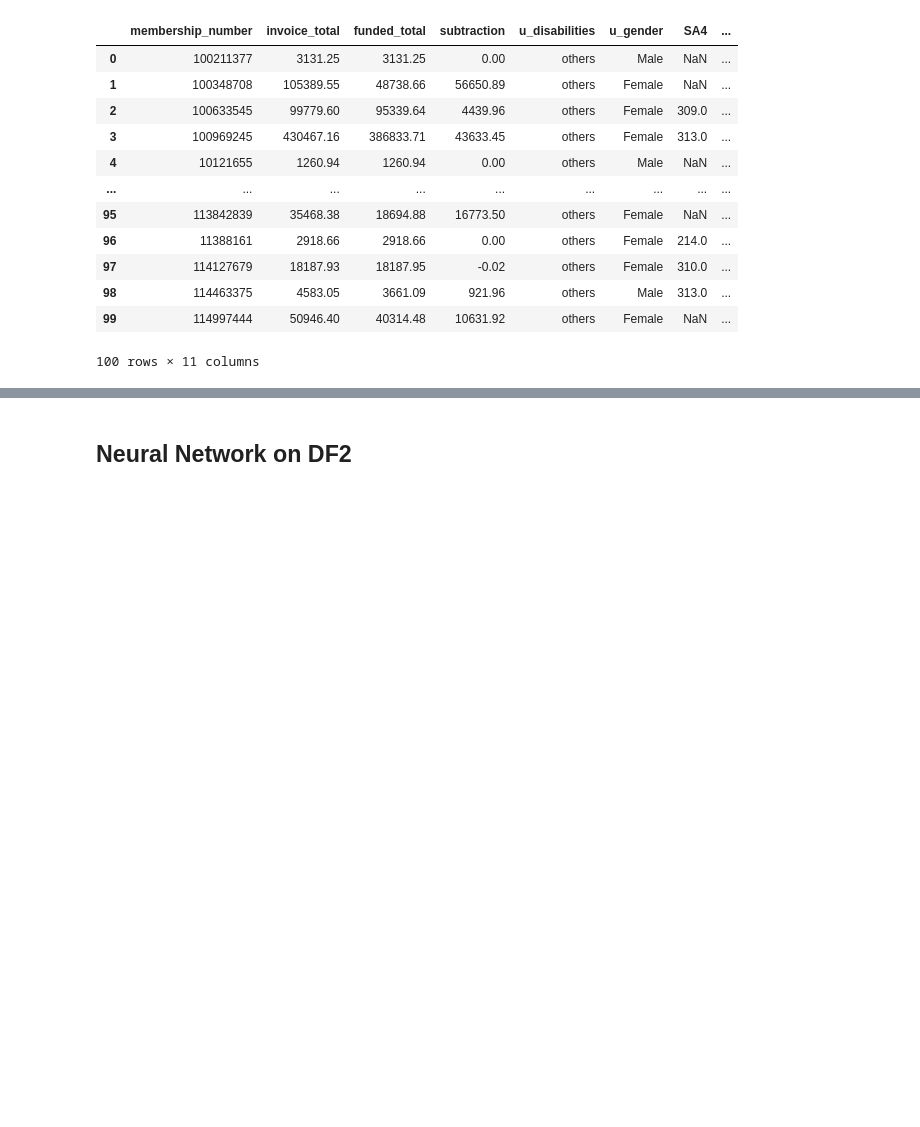
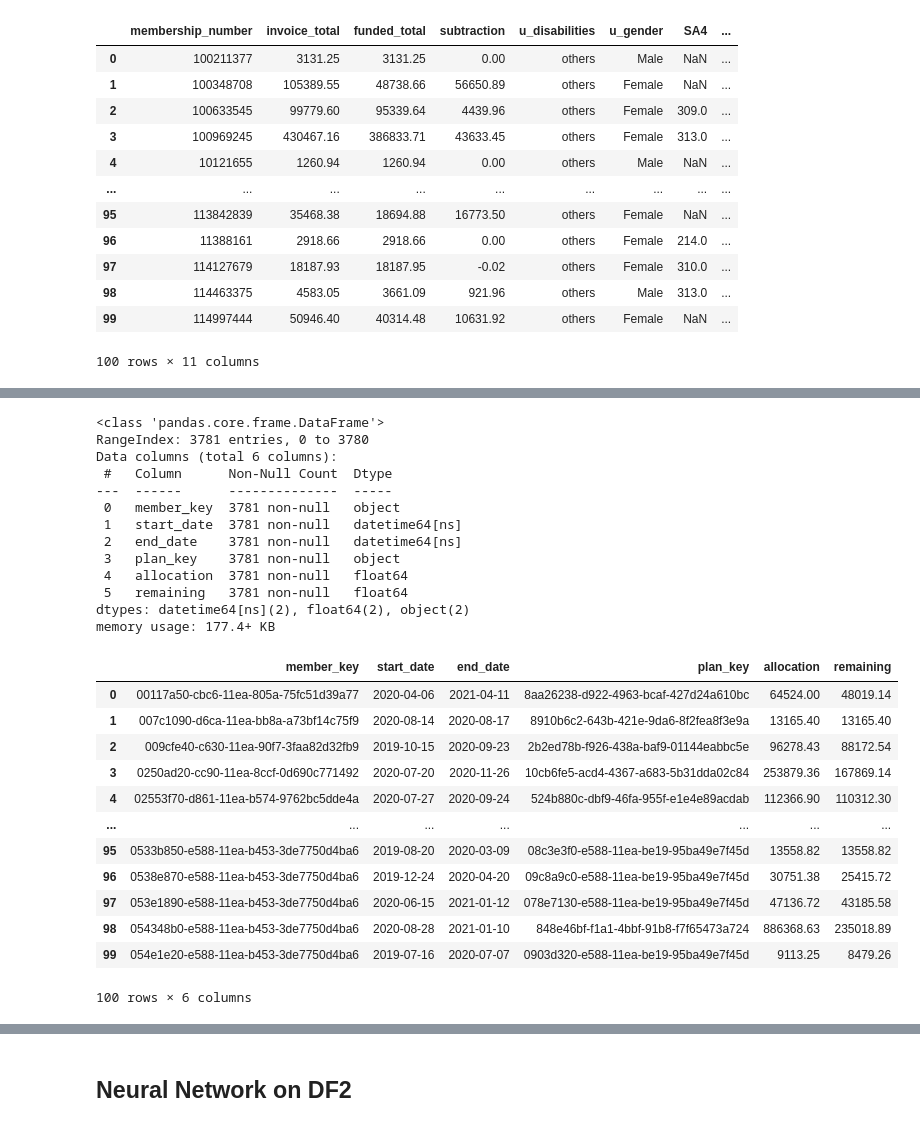
Before and after one commit to TheConMiz/ifn711_leap_in, a Jupyter notebook: LeapIn_Budget_Utilisation.ipynb, the cells around one changed output, grey strips where cells are left out. Drawn from its saved outputs; the diff is of its cells as text; code cells hidden in the pictures; blank space fills up the shorter version.

```diff
--- a/LeapIn_Budget_Utilisation.ipynb
+++ b/LeapIn_Budget_Utilisation.ipynb
@@ -542,0 +556,41 @@ NameError: name 'cleaned_df2' is not defined
+# %%
+df_plan2 = df_plan
+# Convert start and end_date to datetime
+df_plan2["start_date"] = pd.to_datetime(df_plan2["start_date"], format="%Y-%m-%d")
+df_plan2["end_date"] = pd.to_datetime(df_plan2["end_date"], format="%Y-%m-%d")
+# Sum up all based on plan_key
+df_grouped_plan2 = df_plan2.groupby(["plan_key"]).agg({"allocation": "sum", "remaining": "sum", "member_key": "first", "start_date": "first", "end_date": "first"}).reset_index()
+# Sort grouped df by start and end dates in descending order
+df_grouped_plan2 = df_grouped_plan2.sort_values(["start_date", "end_date"], ascending=[False, False])
+# Eliminate duplicate member keys by dropping all rows but the most recent ones
+df_grouped_plan2 = df_grouped_plan2.groupby(["member_key"]).agg({"start_date": "first", "end_date": "first", "plan_key": "first", "allocation": "first", "remaining": "first"}).reset_index()
+# Summary information for df_plan2
+df_grouped_plan2.info()
+df_grouped_plan2.head(100)
+# %% [output]
+<class 'pandas.core.frame.DataFrame'>
+RangeIndex: 3781 entries, 0 to 3780
+Data columns (total 6 columns):
+ #   Column      Non-Null Count  Dtype
+---  ------      --------------  -----
+ 0   member_key  3781 non-null   object
+ 1   start_date  3781 non-null   datetime64[ns]
+ 2   end_date    3781 non-null   datetime64[ns]
+ 3   plan_key    3781 non-null   object
+ 4   allocation  3781 non-null   float64
+ 5   remaining   3781 non-null   float64
+dtypes: datetime64[ns](2), float64(2), object(2)
+memory usage: 177.4+ KB
+|  | member_key | start_date | end_date | plan_key | allocation | remaining |
+| 0 | 00117a50-cbc6-11ea-805a-75fc51d39a77 | 2020-04-06 | 2021-04-11 | 8aa26238-d922-4963-bcaf-427d24a610bc | 64524.00 | 48019.14 |
+| 1 | 007c1090-d6ca-11ea-bb8a-a73bf14c75f9 | 2020-08-14 | 2020-08-17 | 8910b6c2-643b-421e-9da6-8f2fea8f3e9a | 13165.40 | 13165.40 |
+| 2 | 009cfe40-c630-11ea-90f7-3faa82d32fb9 | 2019-10-15 | 2020-09-23 | 2b2ed78b-f926-438a-baf9-01144eabbc5e | 96278.43 | 88172.54 |
+| 3 | 0250ad20-cc90-11ea-8ccf-0d690c771492 | 2020-07-20 | 2020-11-26 | 10cb6fe5-acd4-4367-a683-5b31dda02c84 | 253879.36 | 167869.14 |
+| 4 | 02553f70-d861-11ea-b574-9762bc5dde4a | 2020-07-27 | 2020-09-24 | 524b880c-dbf9-46fa-955f-e1e4e89acdab | 112366.90 | 110312.30 |
+| ... | ... | ... | ... | ... | ... | ... |
+| 95 | 0533b850-e588-11ea-b453-3de7750d4ba6 | 2019-08-20 | 2020-03-09 | 08c3e3f0-e588-11ea-be19-95ba49e7f45d | 13558.82 | 13558.82 |
+| 96 | 0538e870-e588-11ea-b453-3de7750d4ba6 | 2019-12-24 | 2020-04-20 | 09c8a9c0-e588-11ea-be19-95ba49e7f45d | 30751.38 | 25415.72 |
+| 97 | 053e1890-e588-11ea-b453-3de7750d4ba6 | 2020-06-15 | 2021-01-12 | 078e7130-e588-11ea-be19-95ba49e7f45d | 47136.72 | 43185.58 |
+| 98 | 054348b0-e588-11ea-b453-3de7750d4ba6 | 2020-08-28 | 2021-01-10 | 848e46bf-f1a1-4bbf-91b8-f7f65473a724 | 886368.63 | 235018.89 |
+| 99 | 054e1e20-e588-11ea-b453-3de7750d4ba6 | 2019-07-16 | 2020-07-07 | 0903d320-e588-11ea-be19-95ba49e7f45d | 9113.25 | 8479.26 |
+100 rows × 6 columns
```
Also changed, not shown: parts of 10 cells of this notebook, 1 other file.
